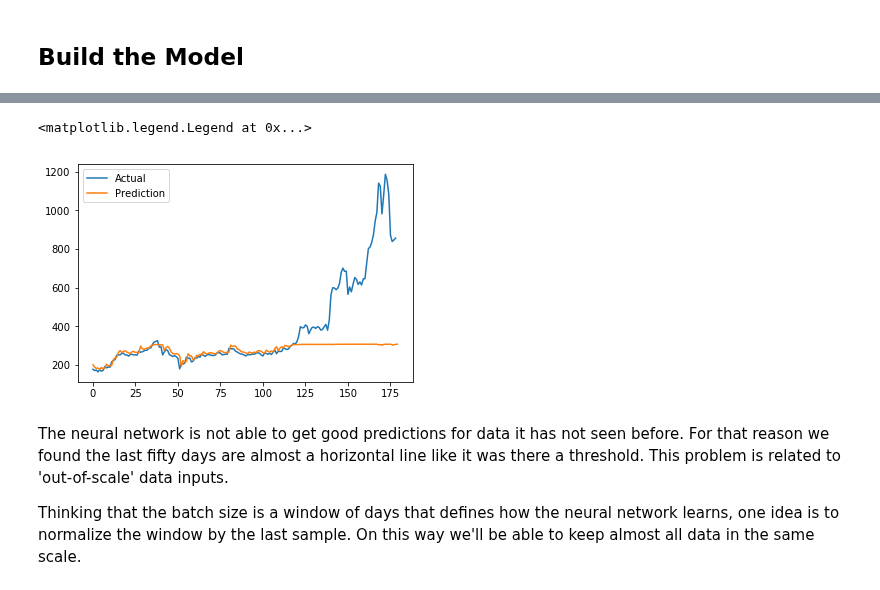
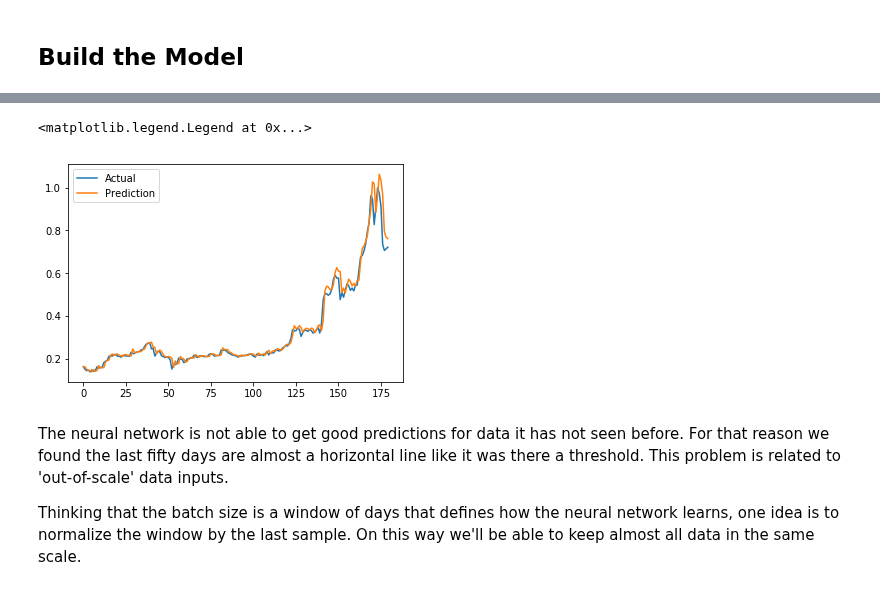
Before and after one commit to samuxiii/notebooks, a Jupyter notebook: stock/Ethereum Stock.ipynb, the cells around one changed output, grey strips where cells are left out. Cells and saved outputs as stored; diff of their text form; code cells hidden in the pictures.

Commit message:
Modified: scaler, reshaping with samples+steps+features

```diff
--- a/stock/Ethereum Stock.ipynb
+++ b/stock/Ethereum Stock.ipynb
@@ -156,13 +156,16 @@ data.tail(5)
 | 2018-01-17 | 838.829188 | 8.140486e+10 | 4.516756e+09 | 846.823344 |
 | 2018-01-18 | 846.823344 | 8.219815e+10 | 2.632209e+09 | 856.639434 |
 | 2018-01-19 | 856.639434 | 8.316864e+10 | 1.691466e+09 | NaN |
+# %%
+#Delete last because we don't know still the closed price
+data = data[0:len(data)-1].copy()
 # %% [markdown]
 #### Normalizing
 # %%
 #Scale the data
-scaler = StandardScaler()
+scaler = MinMaxScaler()
 
-data[features] = scaler.fit_transform(data[features])
+data[data.columns] = scaler.fit_transform(data[data.columns])
 data.describe()
 # %% [output]
 |  | price | market_cap | total_volume | closed_price |
@@ -219,21 +222,15 @@ from keras.layers import LSTM
 from keras.layers import Flatten
 from sklearn.preprocessing import MinMaxScaler
 
-#TODO!!
-y_train.fillna(y_train.mean(), inplace=True)
-print("NaN in y_train? : {}".format( y_train.isnull().any() ))
+#X_train_prep = np.expand_dims(X_train, 2)
+X_train = X_train[-700:].copy()
+y_train = y_train[-700:].copy()
 
-#X_train_prep = np.expand_dims(X_train, 2)
-X_train_prep = X_train.values.reshape([X_train.shape[0], X_train.shape[1], 1])
-y_train_prep = y_train.values
+samples = 700
+steps = int(X_train.shape[0]/samples)
+n_features = X_train.shape[1]
 
-print(X_train_prep.shape)
-print(X_train.iloc[0].tolist())
-
-model = Sequential()
-model.add(LSTM(128, input_shape=(3,1) ))
-model.add(Dense(1))
-model.compile(loss='mean_squared_error', optimizer='adam')
-model.fit(X_train_prep, y_train_prep, epochs=150, batch_size=16, verbose=1)
+X_train_prep = X_train.values.reshape((samples, steps, n_features))
+y_train_prep = y_train.values.reshape((samples, steps))
 # %% [output]
 Using TensorFlow backend.
@@ -257,0 +247,6 @@ Epoch 150/150
+# %%
+model = Sequential()
+model.add(LSTM(70, input_shape=(1, 3) ))
+model.add(Dense(1))
+model.compile(loss='mean_squared_error', optimizer='adam')
+model.fit(X_train_prep, y_train_prep, epochs=50, batch_size=32, verbose=1)
@@ -258,14 +272,14 @@ Epoch 150/150
 # %%
-X_test_prep = X_test.values.reshape([X_test.shape[0], X_test.shape[1], 1])
+X_test_prep = X_test.values.reshape([X_test.shape[0], 1, X_test.shape[1]])
 y_test_prep = y_test.values
 
 pred = model.predict(X_test_prep)
 plt.plot(y_test.values, label='Actual')
 plt.plot(pred, label='Prediction')
 plt.legend()
 # %% [output]
 <matplotlib.legend.Legend at 0x...>
-[figure, old version]
+[figure, new version]
 # %% [markdown]
 The neural network is not able to get good predictions for data it has not seen before. For that reason we found the last fifty days are almost a horizontal line like it was there a threshold. This problem is related to 'out-of-scale' data inputs.
 
```
Also changed, not shown: parts of 12 cells of this notebook.
